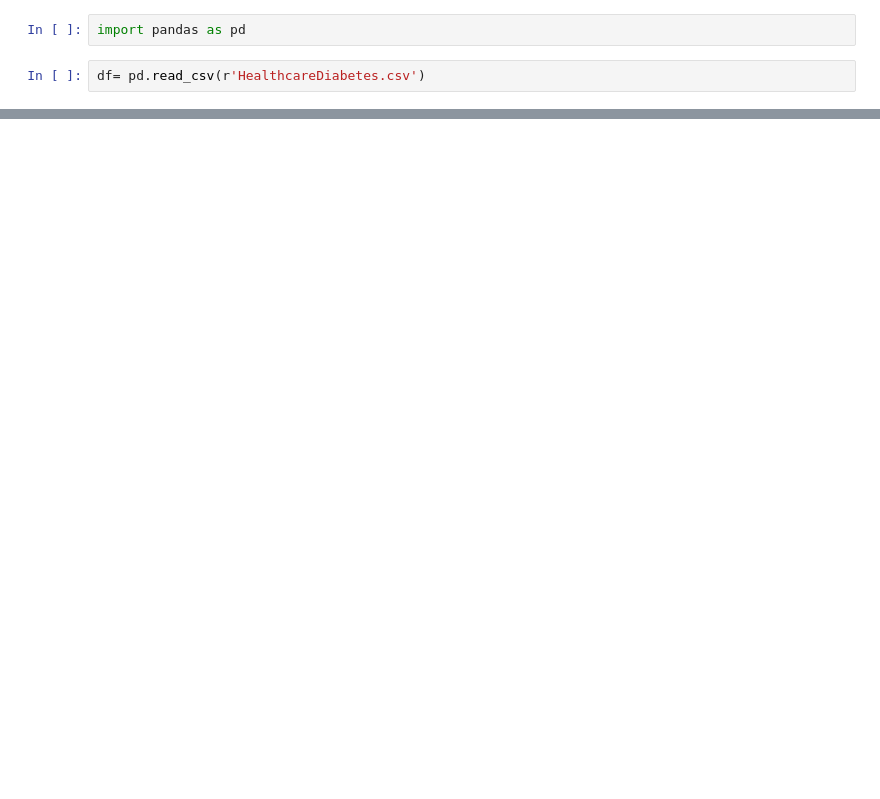
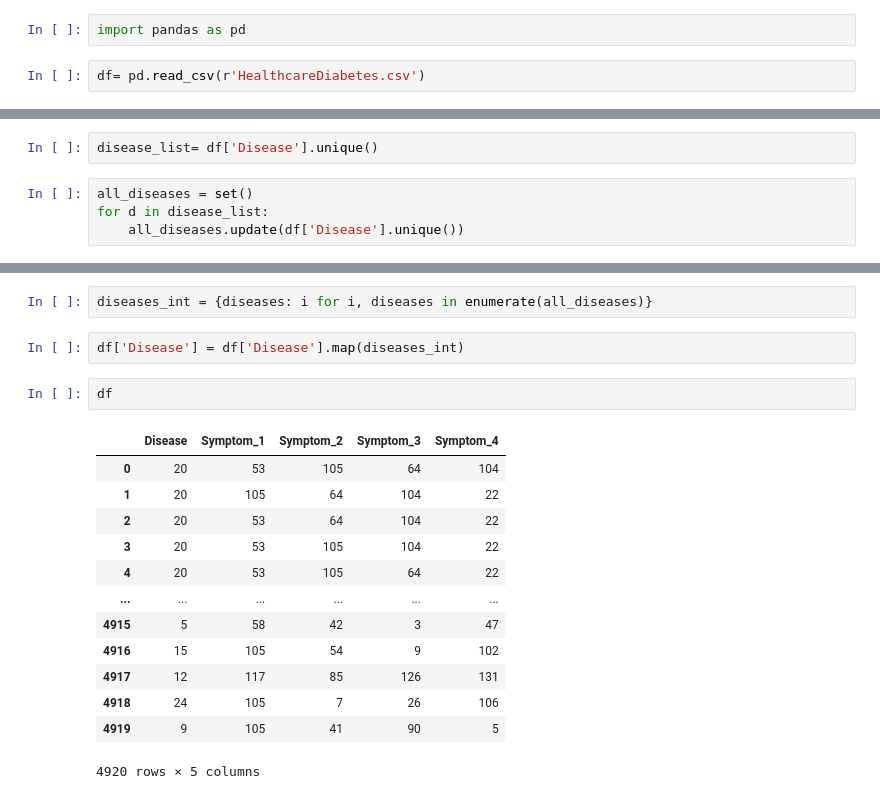
Before and after one commit to osoisi/Data-Science-Projects, a Jupyter notebook: Symptoms Diabetes/diabetes symptoms.ipynb, the cells around one changed output, grey strips where cells are left out. Saved outputs shown, nothing was run; the diff lists cells and outputs as text; blank space fills up the shorter version.

```diff
--- a/Symptoms Diabetes/diabetes symptoms.ipynb
+++ b/Symptoms Diabetes/diabetes symptoms.ipynb
@@ -95,0 +158,6 @@ df.head()
+# %%
+disease_list= df['Disease'].unique()
+# %%
+all_diseases = set()
+for d in disease_list:
+    all_diseases.update(df['Disease'].unique())
@@ -95,0 +184,20 @@ df.head()
+# %%
+diseases_int = {diseases: i for i, diseases in enumerate(all_diseases)}
+# %%
+df['Disease'] = df['Disease'].map(diseases_int)
+# %%
+df
+# %% [output]
+|  | Disease | Symptom_1 | Symptom_2 | Symptom_3 | Symptom_4 |
+| 0 | 20 | 53 | 105 | 64 | 104 |
+| 1 | 20 | 105 | 64 | 104 | 22 |
+| 2 | 20 | 53 | 64 | 104 | 22 |
+| 3 | 20 | 53 | 105 | 104 | 22 |
+| 4 | 20 | 53 | 105 | 64 | 22 |
+| ... | ... | ... | ... | ... | ... |
+| 4915 | 5 | 58 | 42 | 3 | 47 |
+| 4916 | 15 | 105 | 54 | 9 | 102 |
+| 4917 | 12 | 117 | 85 | 126 | 131 |
+| 4918 | 24 | 105 | 7 | 26 | 106 |
+| 4919 | 9 | 105 | 41 | 90 | 5 |
+4920 rows × 5 columns
```
Also changed, not shown: parts of 19 cells of this notebook.
